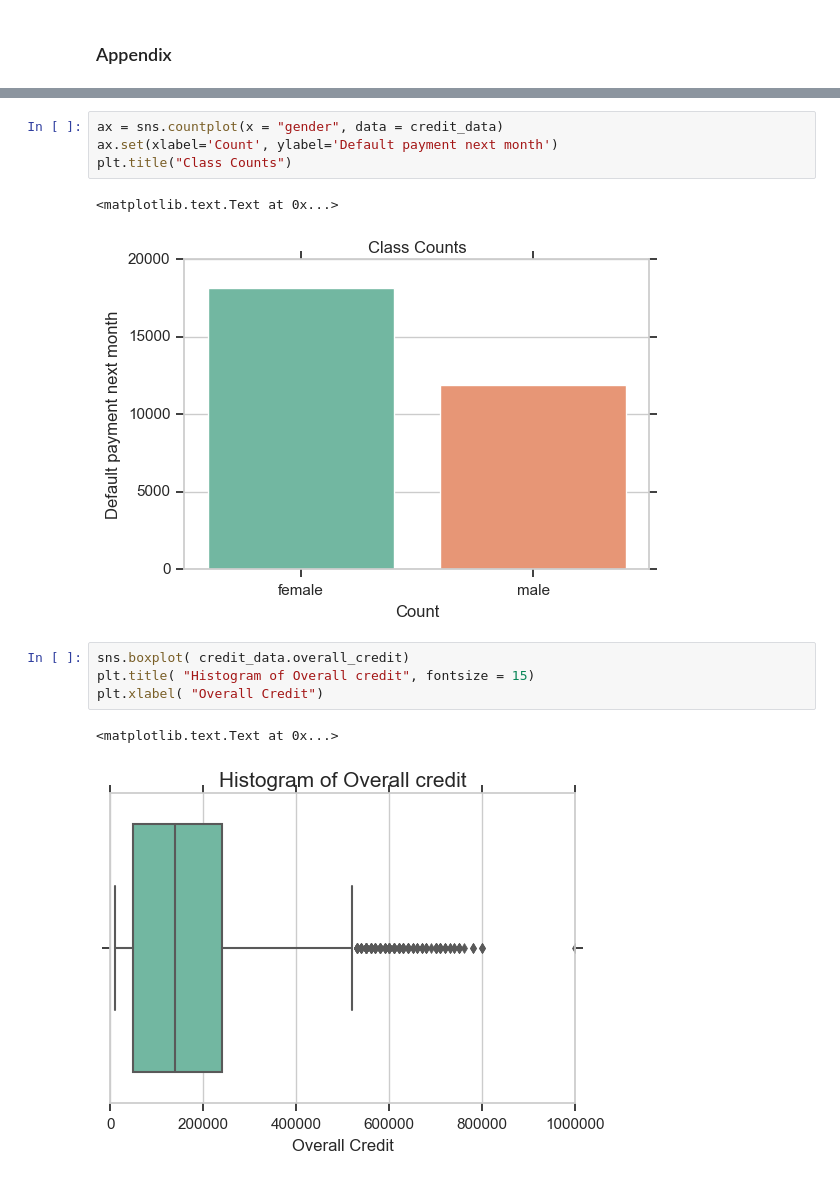
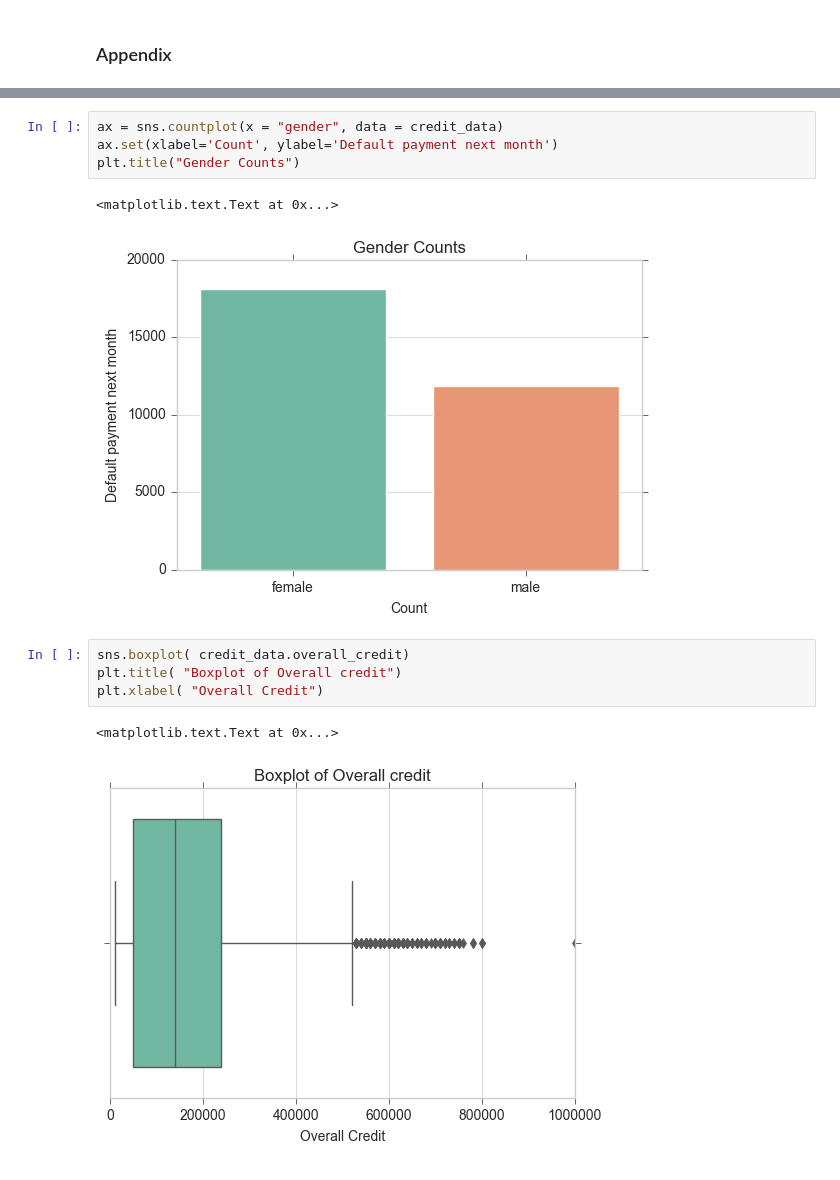
Before and after one commit to chapanerahd/Defualt_Credit_Card, a Jupyter notebook: EDA - Credit Card default.ipynb, the cells around one changed output, grey strips where cells are left out. Saved outputs shown, nothing was run; the diff lists cells and outputs as text.

```diff
--- a/EDA - Credit Card default.ipynb
+++ b/EDA - Credit Card default.ipynb
@@ -144,14 +206,14 @@ plt.title("Class Counts")
 # %%
 ax = sns.countplot(x = "gender", data = credit_data)
 ax.set(xlabel='Count', ylabel='Default payment next month')
-plt.title("Class Counts")
+plt.title("Gender Counts")
 # %% [output]
 <matplotlib.text.Text at 0x...>
-[figure, old version]
+[figure, new version]
 # %%
 sns.boxplot( credit_data.overall_credit)
-plt.title( "Histogram of Overall credit", fontsize = 15)
+plt.title( "Boxplot of Overall credit")
 plt.xlabel( "Overall Credit")
 # %% [output]
 <matplotlib.text.Text at 0x...>
-[figure, old version]
+[figure, new version]
```
Also changed, not shown: parts of 24 cells of this notebook.
